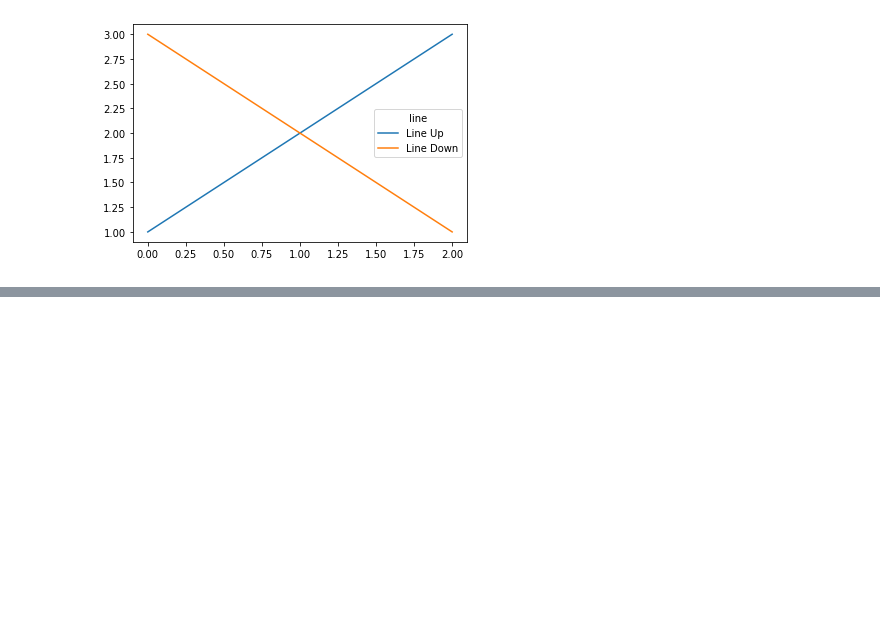
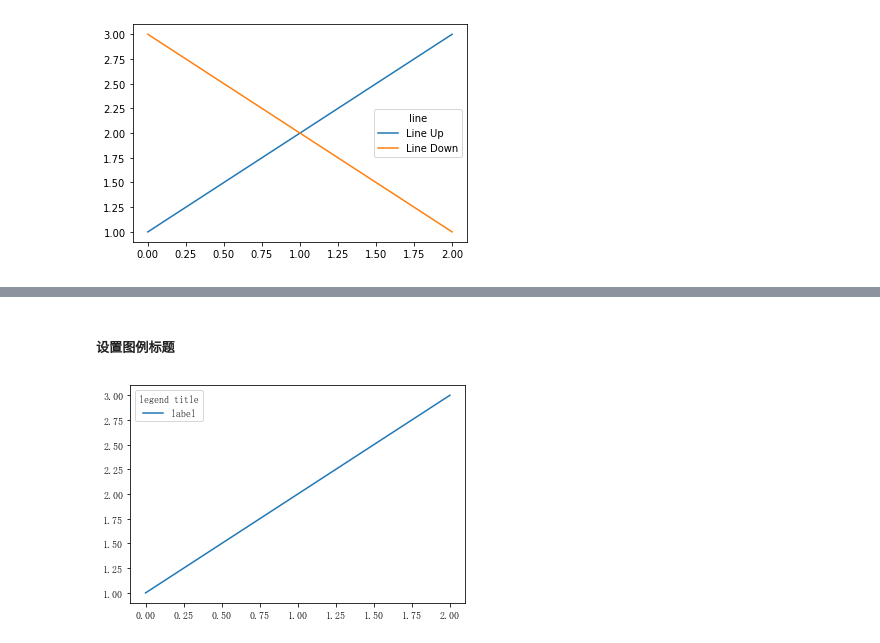
Before and after one commit to datawhalechina/fantastic-matplotlib, a Jupyter notebook: 第四回：文字图例尽眉目.ipynb, the cells around one changed output, grey strips where cells are left out. Saved outputs shown, nothing was run; the diff lists cells and outputs as text; code cells hidden in the pictures; blank space fills up the shorter version.

```diff
--- a/第四回：文字图例尽眉目.ipynb
+++ b/第四回：文字图例尽眉目.ipynb
@@ -459,2 +388,10 @@ plt.gca().add_artist(l1)
+# %% [markdown]
+##### 设置图例标题
+# %%
+fig,ax =plt.subplots()
+ax.plot([1,2,3],label='label')
+ax.legend(title='legend title');
+# %% [output]
+[figure, added]
 # %% [markdown]
 ## 思考题
```
Also changed, not shown: parts of 21 cells of this notebook.
